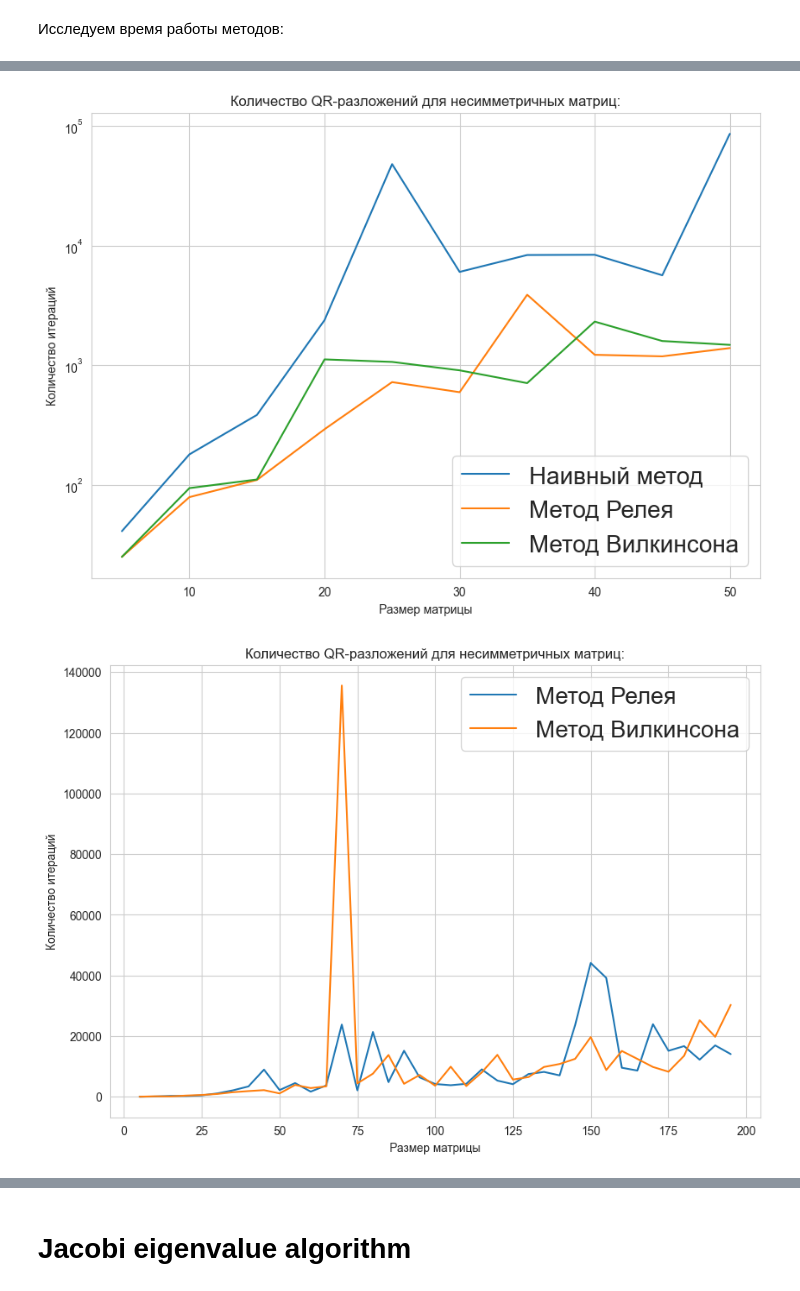
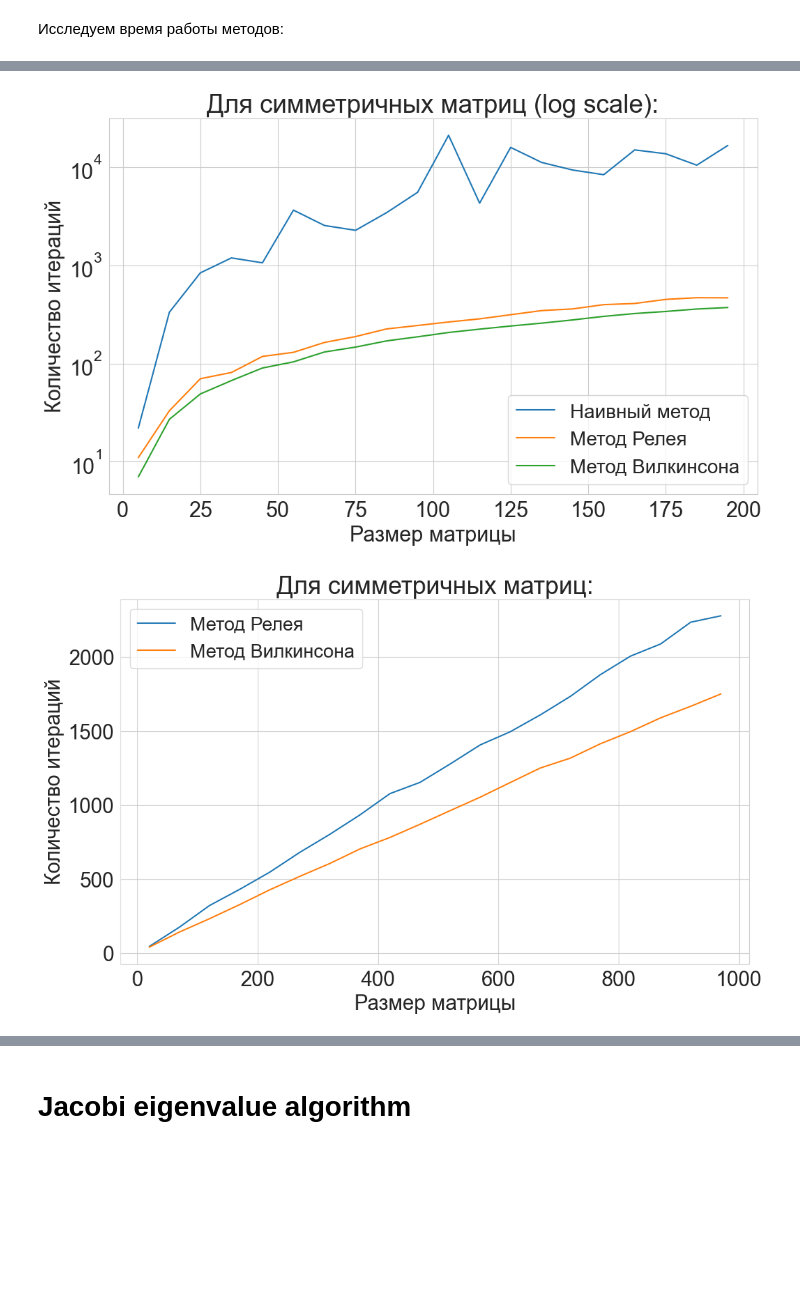
Before and after one commit to ShaeNaZar/AIM-numerical-linalg-project-1, a Jupyter notebook: main.ipynb, the cells around one changed output, grey strips where cells are left out. Cells and saved outputs as stored; diff of their text form; code cells hidden in the pictures; blank space fills up the shorter version.

```diff
--- a/main.ipynb
+++ b/main.ipynb
@@ -77,6 +77,11 @@ import seaborn as sns
 mpl.rcParams['legend.title_fontsize'] = 20
 mpl.rcParams['legend.fontsize'] = 20
 
+
+
+font = {'size'   : 22}
+
+mpl.rc('font', **font)
 sns.set_style("whitegrid")
 # %% [markdown]
 Исследуем время работы методов:
@@ -85,7 +90,9 @@ naive = []
 simple = []
 wilkinson = []
 
-for i in range(5, 51, 5):
+steps = range(5, 53, 4)
+
+for i in steps:
 
     A = np.random.random((i, i))
 
@@ -94,0 +117,9 @@ for i in range(5, 51, 5):
+# %%
+simple_2 = []
+wilkinson_2 = []
+
+for i in range(5, 200, 10):
+
+    A = np.random.random((i, i))
+    simple_2.append(shd.eigenvalues(A, eps=1e-12, simmetric=False, method="simple")[1])
+    wilkinson_2.append(shd.eigenvalues(A, eps=1e-12, simmetric=False, method="wilkinson")[1])
@@ -95,20 +141,34 @@ for i in range(5, 51, 5):
+# %%
+naive = []
+simple = []
+wilkinson = []
+
+for i in range(5, 201, 10):
+
+    A = np.random.random((i, i))
+
+    A = A.T + A
+
+    naive.append(shd.eigenvalues(A, eps=1e-12, simmetric=True, method="naive")[1])
+    simple.append(shd.eigenvalues(A, eps=1e-12, simmetric=True, method="simple")[1])
+    wilkinson.append(shd.eigenvalues(A, eps=1e-12, simmetric=True, method="wilkinson")[1])
 # %%
-plt.figure(figsize=[10, 7])
+plt.figure(figsize=[12, 7])
 
-plt.title("Количество QR-разложений для несимметричных матриц:")
+plt.title("Для симметричных матриц (log scale):")
 plt.yscale("log")
 plt.xlabel("Размер матрицы")
 plt.ylabel("Количество итераций")
 
-args = range(5, 51, 5)
+args = range(5, 201, 10)
 
 plt.plot(args, naive, label="Наивный метод")
 plt.plot(args, simple, label="Метод Релея")
 plt.plot(args, wilkinson, label="Метод Вилкинсона")
 plt.legend()
 plt.show()
 # %% [output]
-[figure, old version]
+[figure, new version]
 # %%
 simple_2 = []
 wilkinson_2 = []
@@ -121,15 +183,15 @@ for i in range(5, 200, 5):
 # %%
-plt.figure(figsize=[10, 7])
+plt.figure(figsize=[12, 7])
 
-plt.title("Количество QR-разложений для несимметричных матриц:")
+plt.title("Для симметричных матриц:")
 plt.xlabel("Размер матрицы")
 plt.ylabel("Количество итераций")
 
-args = range(5, 200, 5)
+args = range(20, 1001, 50)
 
 plt.plot(args, simple_2, label="Метод Релея")
 plt.plot(args, wilkinson_2, label="Метод Вилкинсона")
 plt.legend()
 plt.show()
 # %% [output]
-[figure, old version]
+[figure, new version]
```
Also changed, not shown: parts of 20 cells of this notebook, 2 other files.
